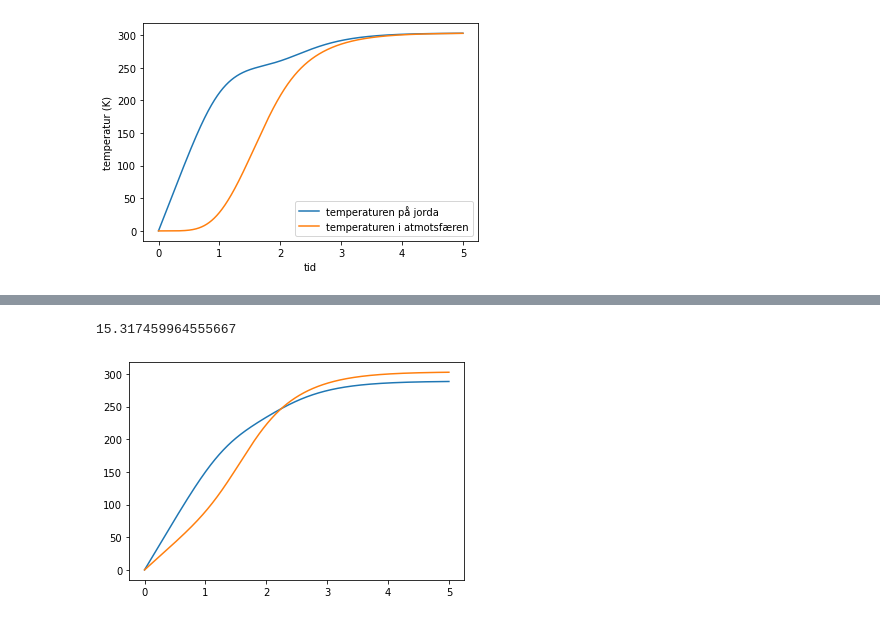
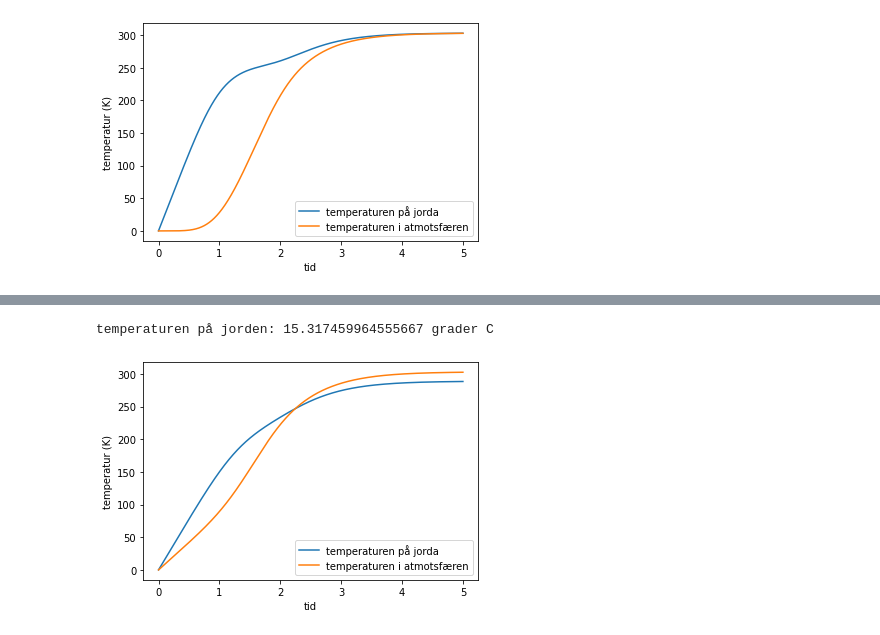
Before and after one commit to Emil1483/Solgreie, a Jupyter notebook: Temp jorda.ipynb, the cells around one changed output, grey strips where cells are left out. Saved outputs shown, nothing was run; the diff lists cells and outputs as text; code cells hidden in the pictures.

```diff
--- a/Temp jorda.ipynb
+++ b/Temp jorda.ipynb
@@ -73,6 +75,8 @@ Her antar jeg altså at $T=\frac{E}{A}$, og det kan hende at ikke er presist. De
 Videre, vi kan nå bruke Euler's metode for å estimere hva temperaturen til jorda blir etter at solen har varmet den opp en stund, ut ifra denne diff. ligningen.
 # %%
 from pylab import *
+
+surface_earth = 4 * pi * r_earth**2
 
 S = energy_earth
 A = surface_earth
@@ -198,40 +219,45 @@ Grunnen til at modellen ikke stemmer med virkeligheten er på grunn av noen sent
 # %%
 from pylab import *
 
 def temp_earth_given_S(S, should_plot=True):
     A = surface_earth
-    alfa = 0.5
     beta = 0.65
 
     t_list = []
     T_j_list = []
     T_a_list = []
 
-    def T_j_der(T_j, T_a):
-        return (S / A) * beta + alfa * sigma * T_a**4 - sigma * T_j**4
+    def T_j_dot(T_j, T_a):
+        return (S / A) * beta + 0.5 * sigma * T_a**4 - sigma * T_j**4
 
-    def T_a_der(T_j, T_a):
+    def T_a_dot(T_j, T_a):
         return (S / A) * (1 - beta) + sigma * T_j**4 - sigma * T_a**4
 
     dt = 1e-3
     t_max = 5
     T_j = 0
     T_a = 0
     for t in arange(0, t_max, dt):
-        T_j += T_j_der(T_j, T_a) * dt
-        T_a += T_a_der(T_j, T_a) * dt
+        T_j += T_j_dot(T_j, T_a) * dt
+        T_a += T_a_dot(T_j, T_a) * dt
 
         t_list.append(t)
         T_j_list.append(T_j)
         T_a_list.append(T_a)
 
     if (should_plot):
-        plot(t_list, T_j_list)
-        plot(t_list, T_a_list)
+        plot(t_list, T_j_list, label='temperaturen på jorda')
+        plot(t_list, T_a_list, label='temperaturen i atmotsfæren')
+
+        legend()
+        xlabel('tid')
+        ylabel('temperatur (K)')
     return T_j_list[-1]
 
 S = energy_earth_given_radiation(radiation_earth)
-print(temp_earth_given_S(S) - 273.15)
+avg_temp_earth = temp_earth_given_S(S)
+temp_in_C = temp_earth - 273.15
+print(f'temperaturen på jorden: {temp_in_C} grader C')
 # %% [output]
-15.317459964555667
+temperaturen på jorden: 15.317459964555667 grader C
-[figure, old version]
+[figure, new version]
```
Also changed, not shown: parts of 7 cells of this notebook, 1 other file.
